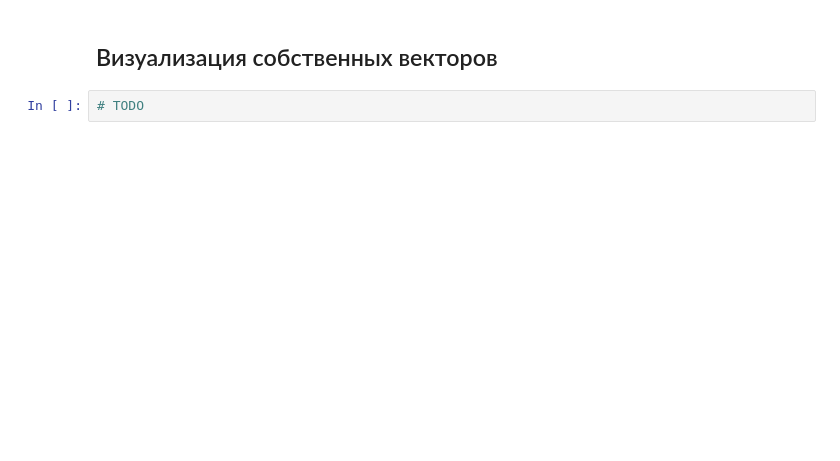
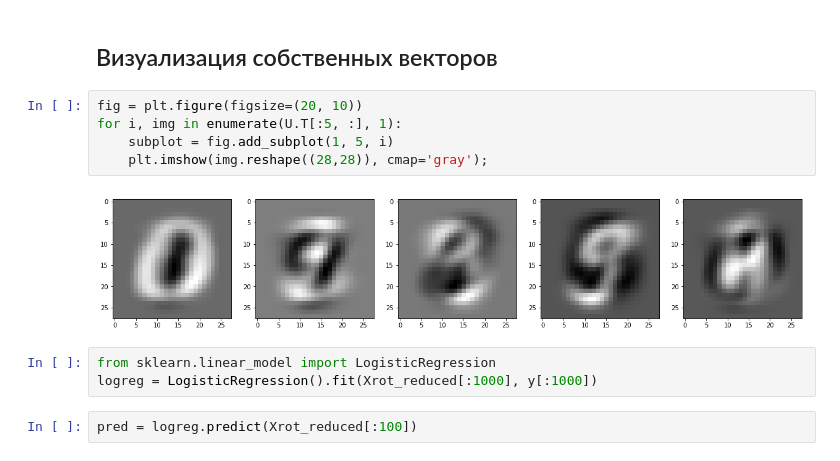
Before and after one commit to a4tunado/lectures, a Jupyter notebook: cv/009/009-pca.ipynb, the cells around one changed output. Saved outputs shown, nothing was run; the diff lists cells and outputs as text; blank space fills up the shorter version.

```diff
--- a/cv/009/009-pca.ipynb
+++ b/cv/009/009-pca.ipynb
@@ -60,4 +102,14 @@ for i, img in enumerate(Xrot_restored[0:6], 1):
 # %% [markdown]
 ## Визуализация собственных векторов
-# %%
-# TODO
+# %%
+fig = plt.figure(figsize=(20, 10))
+for i, img in enumerate(U.T[:5, :], 1):
+    subplot = fig.add_subplot(1, 5, i)
+    plt.imshow(img.reshape((28,28)), cmap='gray');
+# %% [output]
+[figure, added]
+# %%
+from sklearn.linear_model import LogisticRegression
+logreg = LogisticRegression().fit(Xrot_reduced[:1000], y[:1000])
+# %%
+pred = logreg.predict(Xrot_reduced[:100])
```
Also changed, not shown: parts of 16 cells of this notebook, 8 other files.
